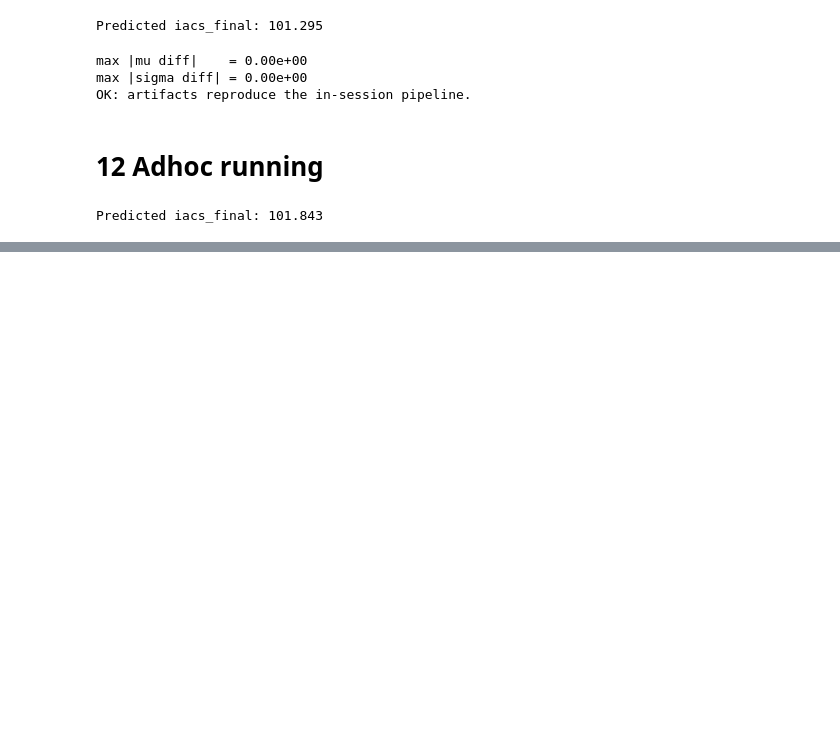
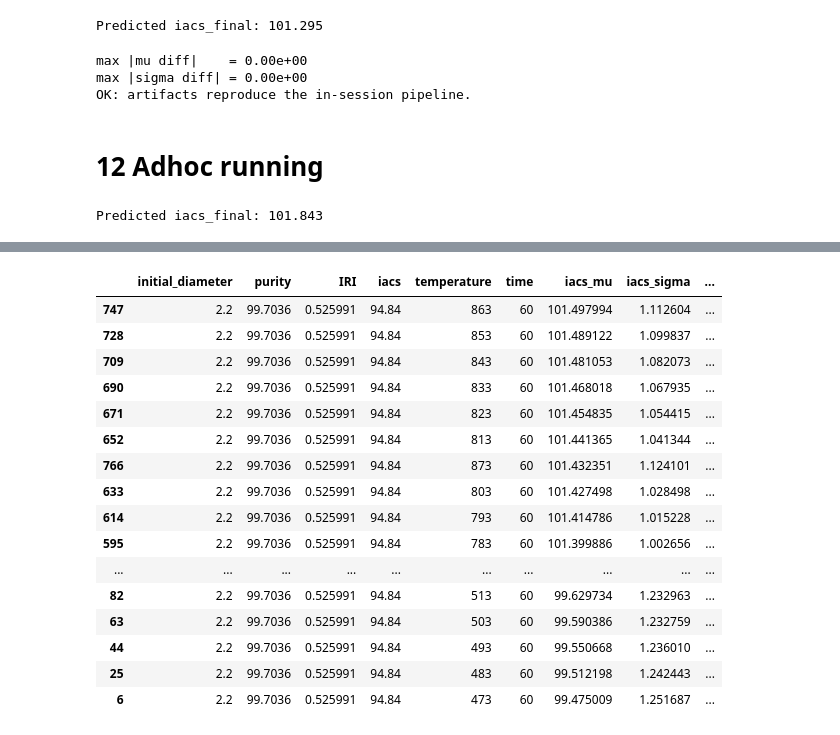
Before and after one commit to FelipeMFO-RM/uncertainty-aware-predictors, a Jupyter notebook: notebooks/modeling/annealing_iacs.ipynb, the cells around one changed output, grey strips where cells are left out. Cells and saved outputs as stored; diff of their text form; code cells hidden in the pictures; blank space fills up the shorter version.

Commit message:
Add elongation and uts Ad Hoc section

```diff
--- a/notebooks/modeling/annealing_iacs.ipynb
+++ b/notebooks/modeling/annealing_iacs.ipynb
@@ -963,3 +971,39 @@ single_loaded = modl.predict_target(
 print(f"Predicted {loaded_artifacts['target']}: {single_loaded[0]:.3f}")
 # %% [output]
 Predicted iacs_final: 101.843
+# %%
+from src.modeling.MBCInference import MBCInference
+
+mbc = MBCInference(modl, load)
+
+MATERIAL_PROPERTIES = {
+    "initial_diameter": 2.2,
+    "purity": 99.7036,
+    "IRI": 0.525991,
+    "iacs": 94.84,
+    "tensile_strength": 362.31,
+    "elongation": 6.65,
+}
+
+# ---- Grid (inclusive of upper bound, like the deterministic build_param_grid) ----
+OPERATIONAL_LIMITS = {
+    "temperature": [200+273, 600 + 273],  # Kelvin
+    "time": [30, 120],  # minutes
+}
+STEP = {"temperature": 10, "time": 5}
+# %%
+down_bundles = mbc.load_surrogates_best(
+    {
+        "iacs": IACS_TAG_DIR,
+        "uts": UTS_TAG_DIR,
+        "elongation": ELONGATION_TAG_DIR
+    },
+     metric="rmse",
+)
+# %%
+param_grid = mbc.build_param_grid(OPERATIONAL_LIMITS, STEP)
+df_grid = mbc.build_state_grid_df(MATERIAL_PROPERTIES, param_grid)
+
+print(f"Grid: {len(param_grid['temperature'])} temperatures x "
+      f"{len(param_grid['time'])} times = {len(df_grid)} cells")
+df_grid.head()
@@ -965,0 +1018,2 @@ Predicted iacs_final: 101.843
+# %%
+df_pred = mbc.predict_all(down_bundles, df_grid, ood_gamma=1.0)
@@ -965,0 +1057,20 @@ Predicted iacs_final: 101.843
+# %%
+df_pred[df_pred["time"] == 60].sort_values(by="iacs_mu", ascending=False)
+# %% [output]
+|  | initial_diameter | purity | IRI | iacs | temperature | time | iacs_mu | iacs_sigma | ... |
+| 747 | 2.2 | 99.7036 | 0.525991 | 94.84 | 863 | 60 | 101.497994 | 1.112604 | ... |
+| 728 | 2.2 | 99.7036 | 0.525991 | 94.84 | 853 | 60 | 101.489122 | 1.099837 | ... |
+| 709 | 2.2 | 99.7036 | 0.525991 | 94.84 | 843 | 60 | 101.481053 | 1.082073 | ... |
+| 690 | 2.2 | 99.7036 | 0.525991 | 94.84 | 833 | 60 | 101.468018 | 1.067935 | ... |
+| 671 | 2.2 | 99.7036 | 0.525991 | 94.84 | 823 | 60 | 101.454835 | 1.054415 | ... |
+| 652 | 2.2 | 99.7036 | 0.525991 | 94.84 | 813 | 60 | 101.441365 | 1.041344 | ... |
+| 766 | 2.2 | 99.7036 | 0.525991 | 94.84 | 873 | 60 | 101.432351 | 1.124101 | ... |
+| 633 | 2.2 | 99.7036 | 0.525991 | 94.84 | 803 | 60 | 101.427498 | 1.028498 | ... |
+| 614 | 2.2 | 99.7036 | 0.525991 | 94.84 | 793 | 60 | 101.414786 | 1.015228 | ... |
+| 595 | 2.2 | 99.7036 | 0.525991 | 94.84 | 783 | 60 | 101.399886 | 1.002656 | ... |
+| ... | ... | ... | ... | ... | ... | ... | ... | ... | ... |
+| 82 | 2.2 | 99.7036 | 0.525991 | 94.84 | 513 | 60 | 99.629734 | 1.232963 | ... |
+| 63 | 2.2 | 99.7036 | 0.525991 | 94.84 | 503 | 60 | 99.590386 | 1.232759 | ... |
+| 44 | 2.2 | 99.7036 | 0.525991 | 94.84 | 493 | 60 | 99.550668 | 1.236010 | ... |
+| 25 | 2.2 | 99.7036 | 0.525991 | 94.84 | 483 | 60 | 99.512198 | 1.242443 | ... |
+| 6 | 2.2 | 99.7036 | 0.525991 | 94.84 | 473 | 60 | 99.475009 | 1.251687 | ... |
```
Also changed, not shown: parts of 7 cells of this notebook, 1 other file.
